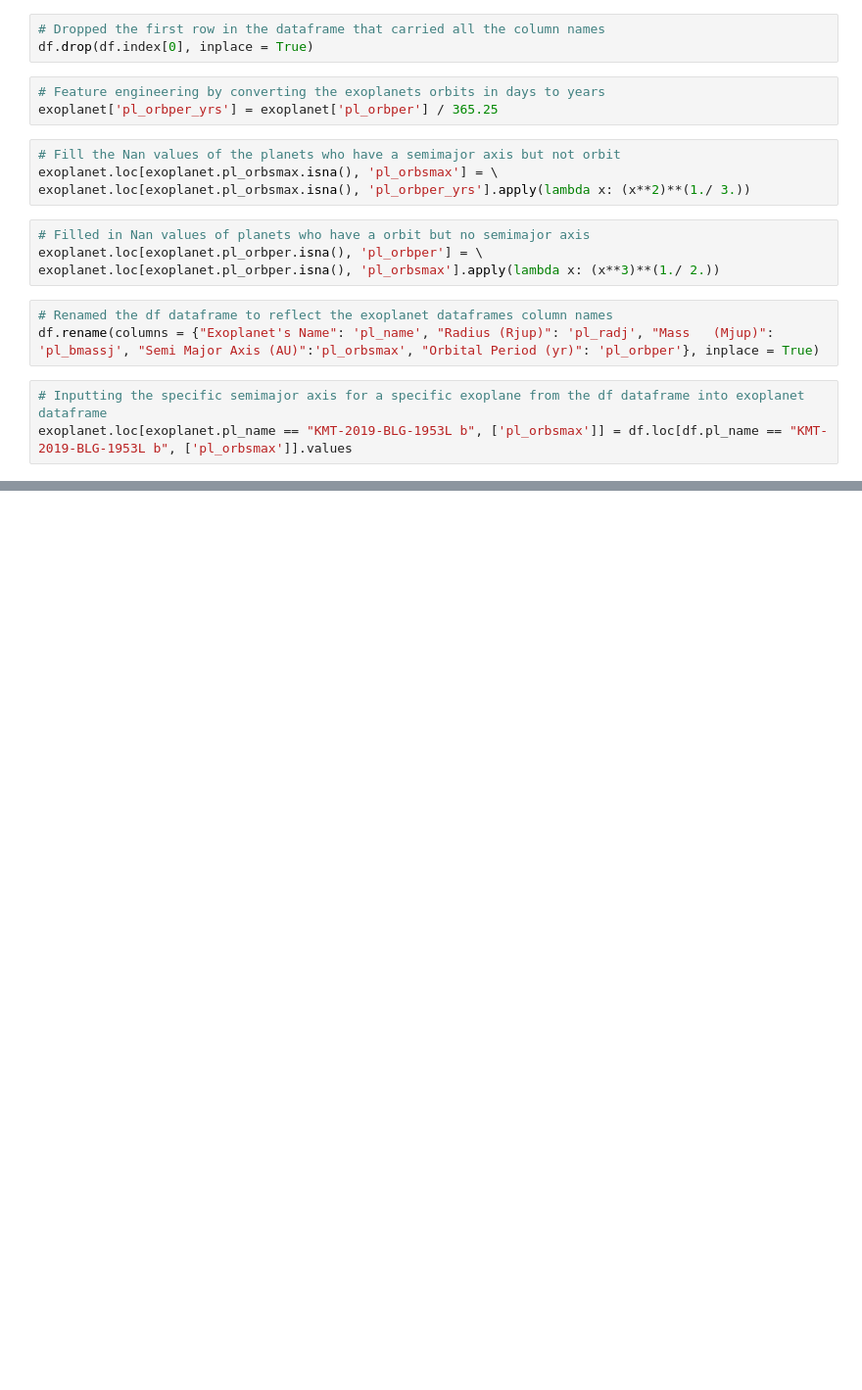
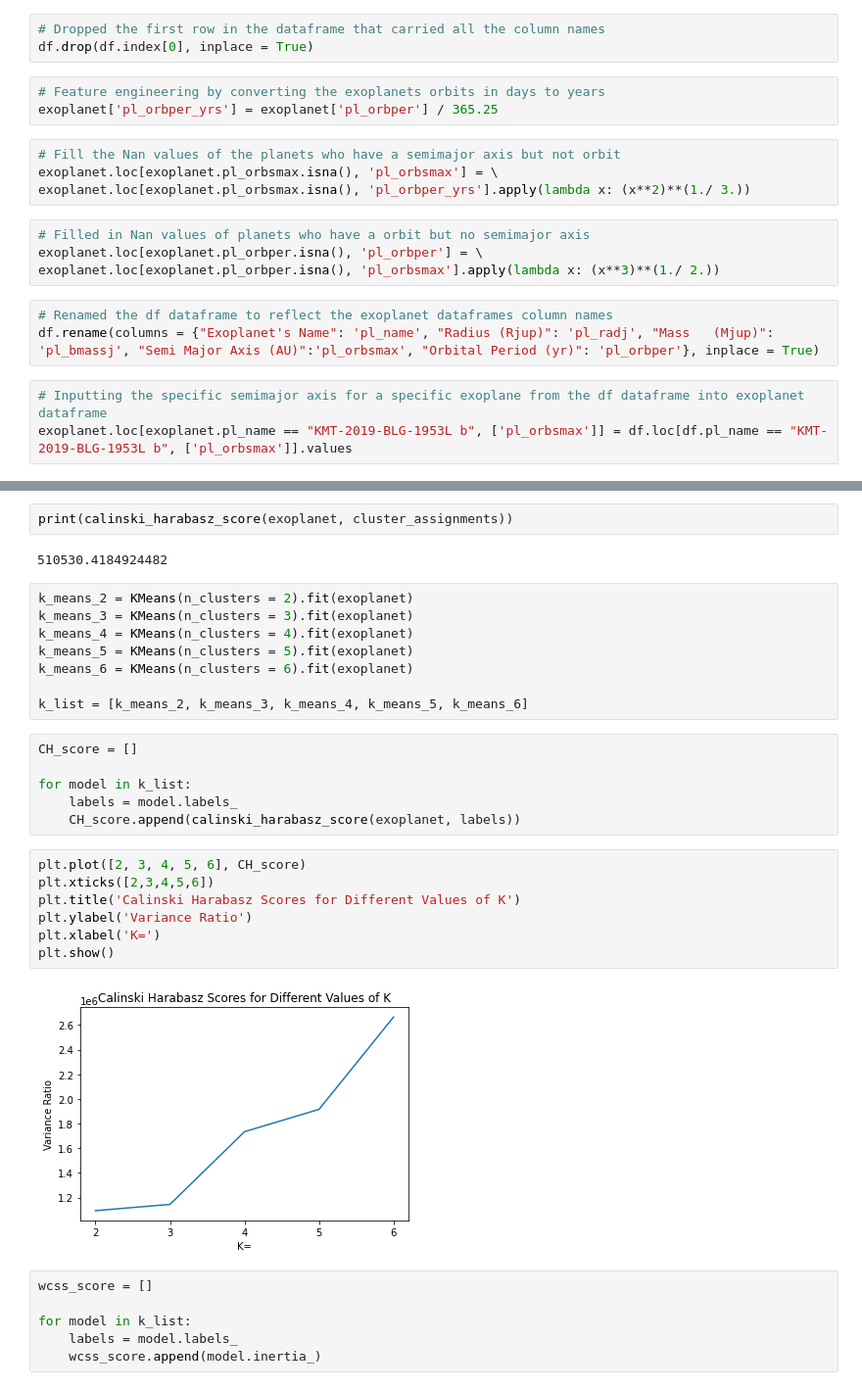
Before and after one commit to Astroraf/habitable_zone, a Jupyter notebook: notes:data/notebooks/Types_Planets.ipynb, the cells around one changed output, grey strips where cells are left out. Shown: that part at 98% size. Cells and saved outputs as stored; diff of their text form; blank space fills up the shorter version.

```diff
--- a/notes:data/notebooks/Types_Planets.ipynb
+++ b/notes:data/notebooks/Types_Planets.ipynb
@@ -220,0 +203,33 @@ dtype: int64
+# %%
+print(calinski_harabasz_score(exoplanet, cluster_assignments))
+# %% [output]
+510530.4184924482
+# %%
+k_means_2 = KMeans(n_clusters = 2).fit(exoplanet)
+k_means_3 = KMeans(n_clusters = 3).fit(exoplanet)
+k_means_4 = KMeans(n_clusters = 4).fit(exoplanet)
+k_means_5 = KMeans(n_clusters = 5).fit(exoplanet)
+k_means_6 = KMeans(n_clusters = 6).fit(exoplanet)
+
+k_list = [k_means_2, k_means_3, k_means_4, k_means_5, k_means_6]
+# %%
+CH_score = []
+
+for model in k_list:
+    labels = model.labels_
+    CH_score.append(calinski_harabasz_score(exoplanet, labels))
+# %%
+plt.plot([2, 3, 4, 5, 6], CH_score)
+plt.xticks([2,3,4,5,6])
+plt.title('Calinski Harabasz Scores for Different Values of K')
+plt.ylabel('Variance Ratio')
+plt.xlabel('K=')
+plt.show()
+# %% [output]
+[figure, added]
+# %%
+wcss_score = []
+
+for model in k_list:
+    labels = model.labels_
+    wcss_score.append(model.inertia_)
```
Also changed, not shown: parts of 54 cells of this notebook, 3 other files.
